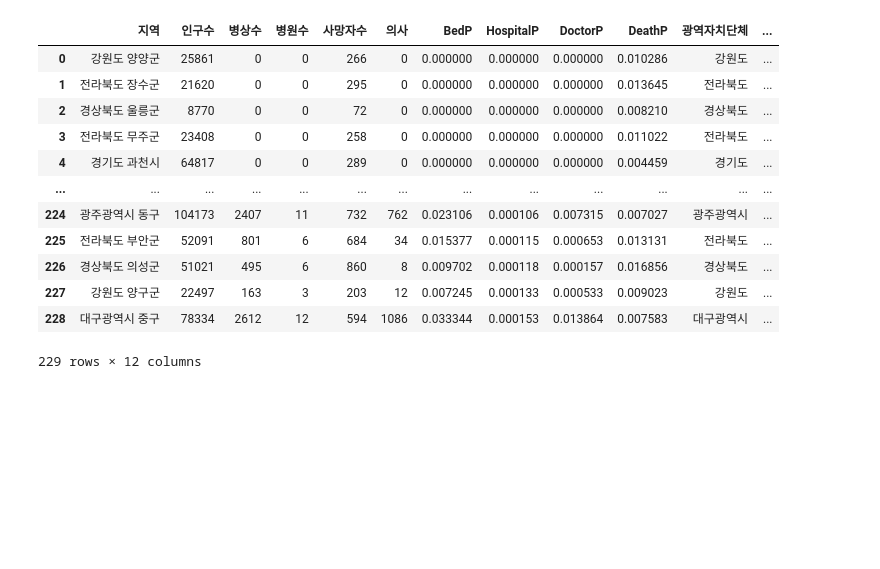
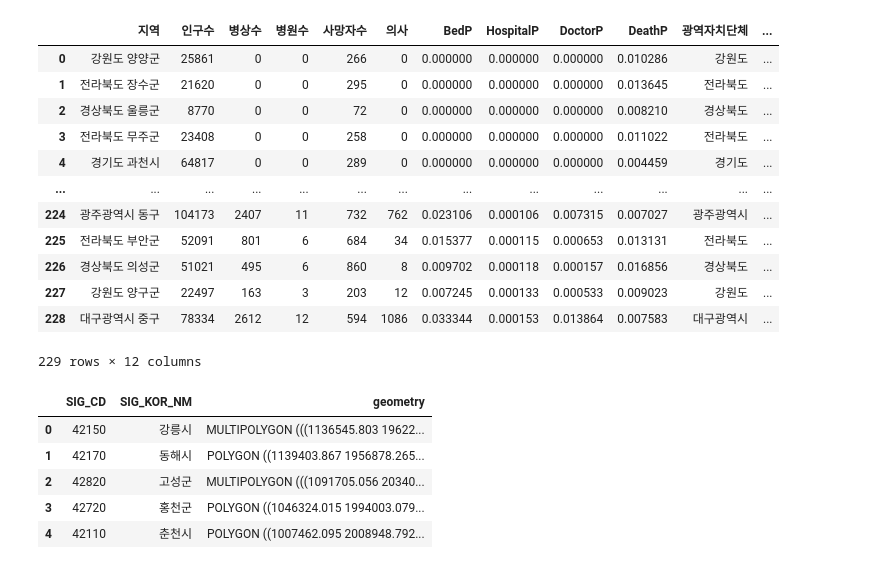
Before and after one commit to cav2280/dcx-final, a Jupyter notebook: main-상관관계 분석 추가.ipynb, the cells around one changed output. Drawn from its saved outputs; the diff is of its cells as text; code cells hidden in the pictures; blank space fills up the shorter version.

```diff
--- a/main-상관관계 분석 추가.ipynb
+++ b/main-상관관계 분석 추가.ipynb
@@ -1006,3 +1017,22 @@ merged_df
 | 227 | 강원도 양구군 | 22497 | 163 | 3 | 203 | 12 | 0.007245 | 0.000133 | 0.000533 | 0.009023 | 강원도 | ... |
 | 228 | 대구광역시 중구 | 78334 | 2612 | 12 | 594 | 1086 | 0.033344 | 0.000153 | 0.013864 | 0.007583 | 대구광역시 | ... |
 229 rows × 12 columns
+# %%
+# import libaray and packages
+%matplotlib inline
+import pandas as pd
+import geopandas as gpd
+import matplotlib.pyplot as plt
+
+
+# prepare and read data
+F1 = '행정구역/sig.shp'
+D1 = gpd.read_file(F1, encoding='cp949')
+D1.head()
+# %% [output]
+|  | SIG_CD | SIG_KOR_NM | geometry |
+| 0 | 42150 | 강릉시 | MULTIPOLYGON (((1136545.803 19622... |
+| 1 | 42170 | 동해시 | POLYGON ((1139403.867 1956878.265... |
+| 2 | 42820 | 고성군 | MULTIPOLYGON (((1091705.056 20340... |
+| 3 | 42720 | 홍천군 | POLYGON ((1046324.015 1994003.079... |
+| 4 | 42110 | 춘천시 | POLYGON ((1007462.095 2008948.792... |
```
Also changed, not shown: parts of 17 cells of this notebook, 7 other files.
